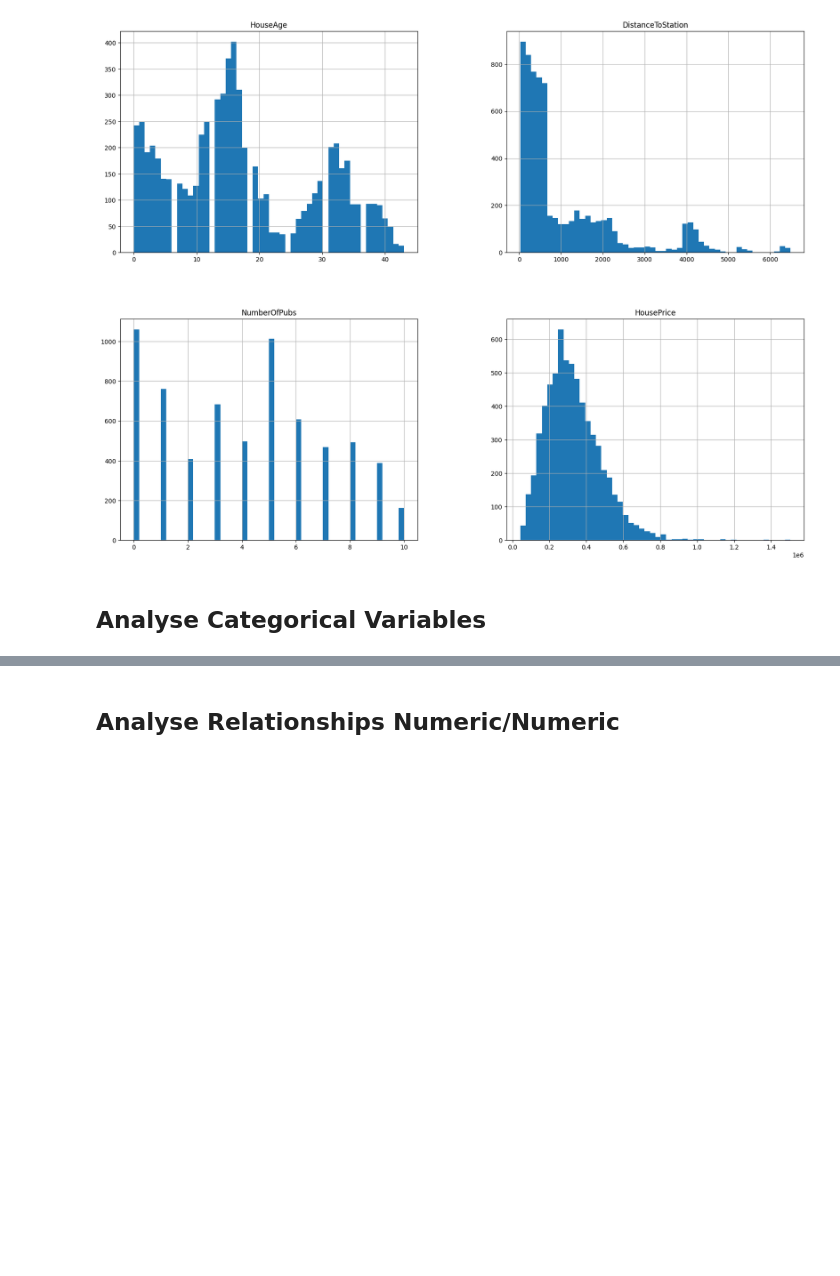
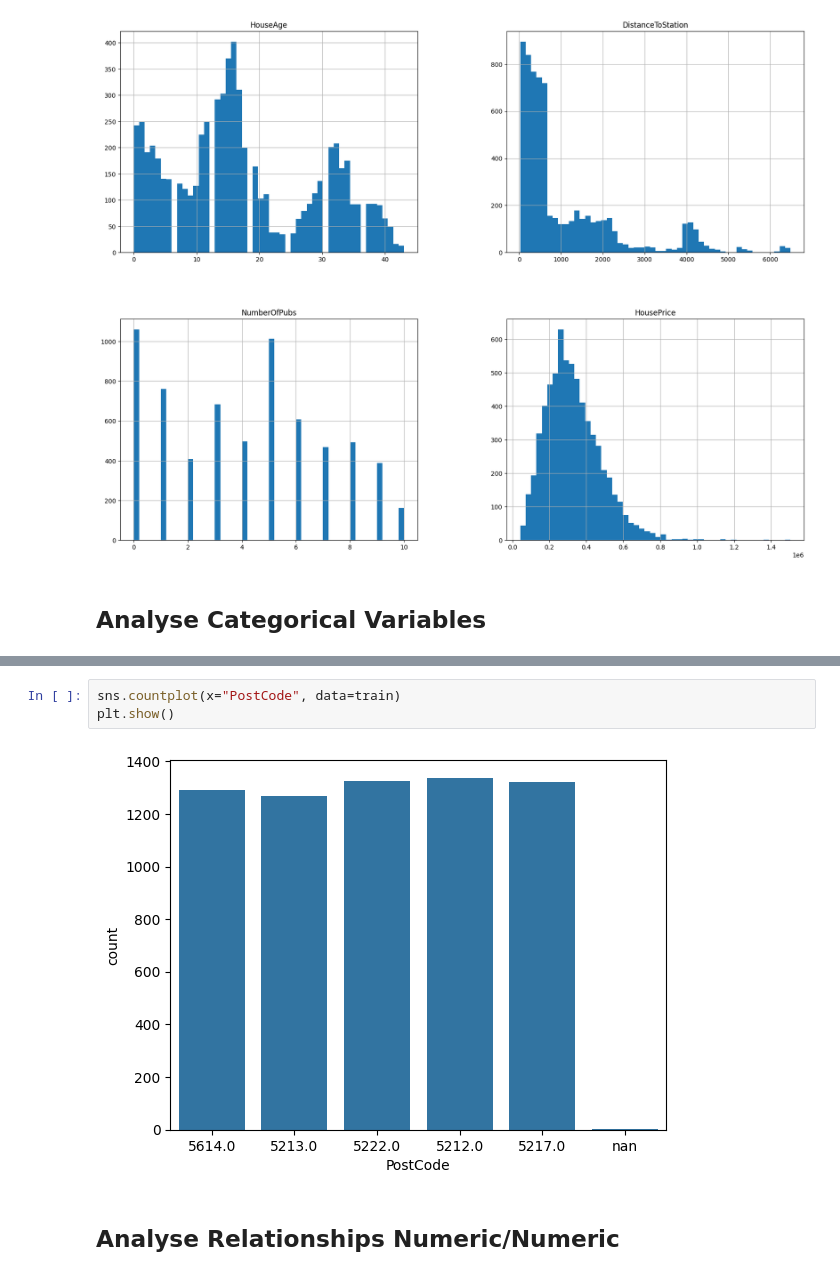
Before and after one commit to hypergalois/HousePricePredictionAPI, a Jupyter notebook: Regression.ipynb, the cells around one changed output, grey strips where cells are left out. Cells and saved outputs as stored; diff of their text form; blank space fills up the shorter version.

```diff
--- a/Regression.ipynb
+++ b/Regression.ipynb
@@ -222,3 +228,8 @@ plt.show()
+# %%
+sns.countplot(x="PostCode", data=train)
+plt.show()
+# %% [output]
+[figure, added]
 # %% [markdown]
 ## Analyse Relationships Numeric/Numeric
 # %% [markdown]
```
Also changed, not shown: parts of 1 cell of this notebook.
